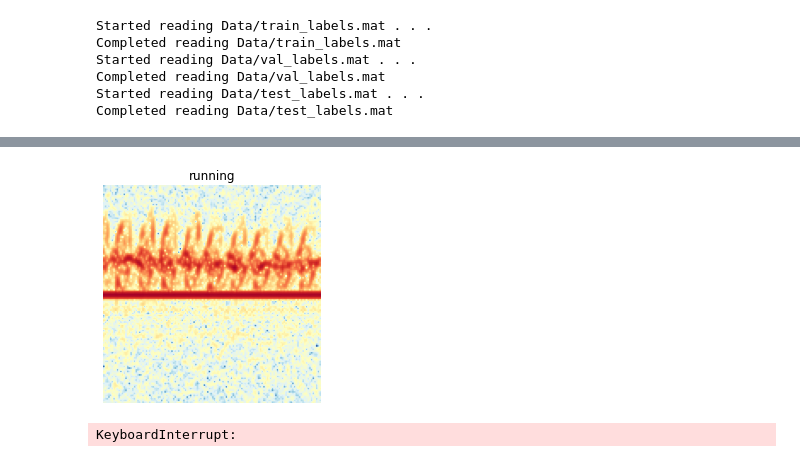
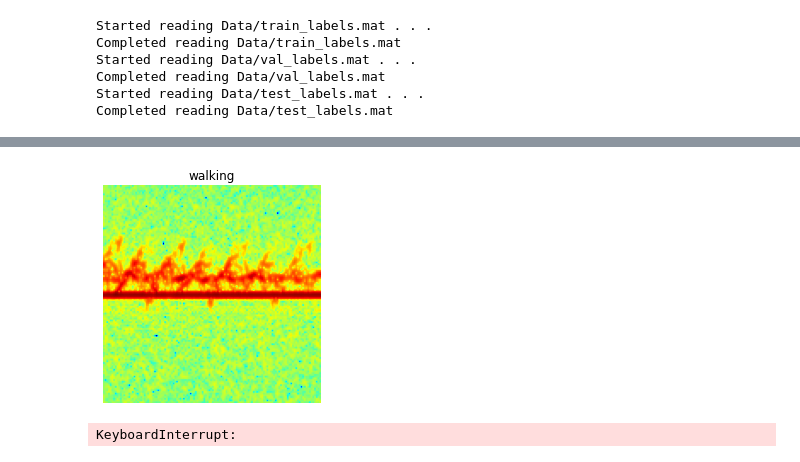
Before and after one commit to nemashy/Masters-Nyasha, a Jupyter notebook: Exploratory Data Analysis.ipynb, the cells around one changed output, grey strips where cells are left out. Drawn from its saved outputs; the diff is of its cells as text; code cells hidden in the pictures.

Commit message:
Completed exploratory data analysis

```diff
--- a/Exploratory Data Analysis.ipynb
+++ b/Exploratory Data Analysis.ipynb
@@ -90,14 +86,18 @@ sns.countplot(train_label)
 # %%
-from numpy import random
 
-image_num = random.randint(len(train_data))
-random_image = train_data[image_num]
-plt.imshow(random_image, cmap='RdYlBu_r')
-plt.title(f'{train_label[image_num]}')
-plt.axis('off')
-plt.show()
+
+def plot_random_spectrogram():
+    """Plots a random image from the training data"""
+    image_num = np.random.randint(len(train_data))
+    random_image = train_data[image_num]
+    plt.imshow(random_image, cmap='jet')
+    plt.title(f'{train_label[image_num]}')
+    plt.axis('off')
+    plt.show()
+
+plot_random_spectrogram()
 # %% [output]
-[figure, old version]
+[figure, new version]
 # %%
 plt.hist(train_data_scaled.flatten())
 # %% [output]
```
Also changed, not shown: parts of 7 cells of this notebook, 1 other file.
